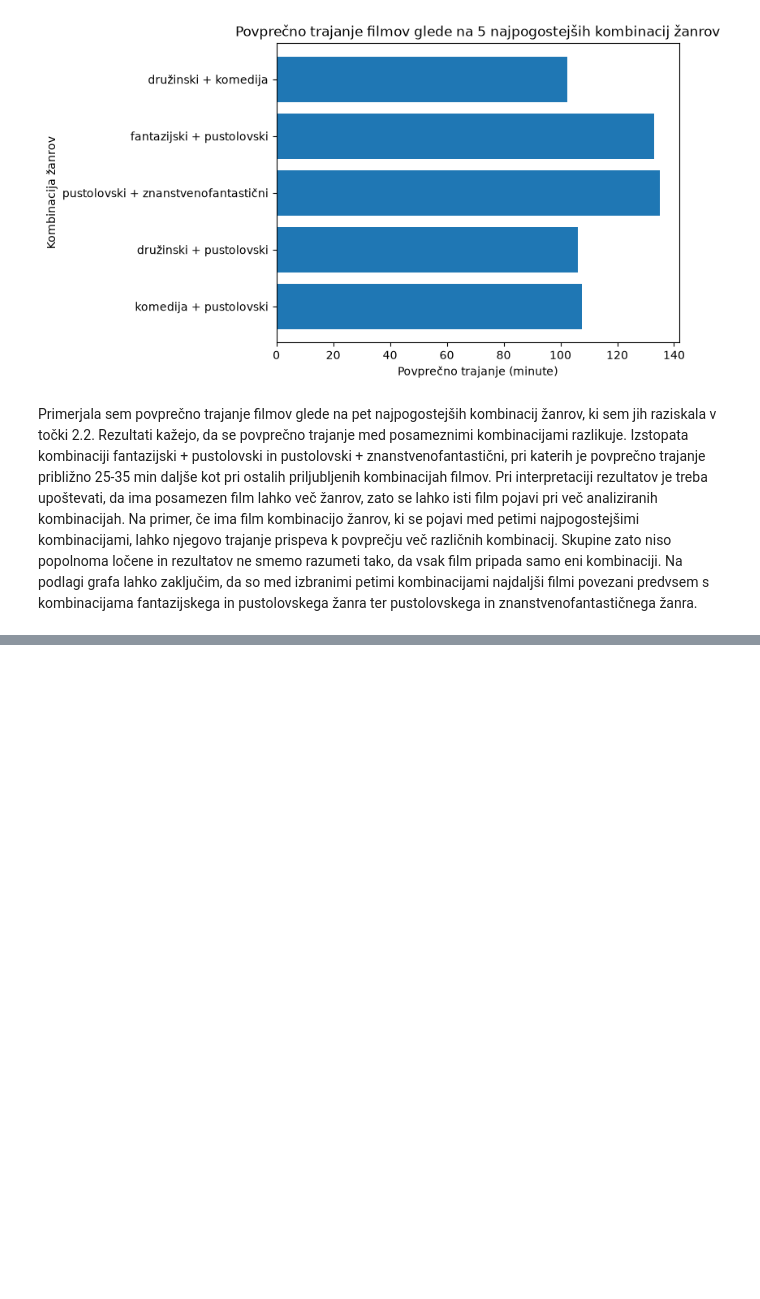
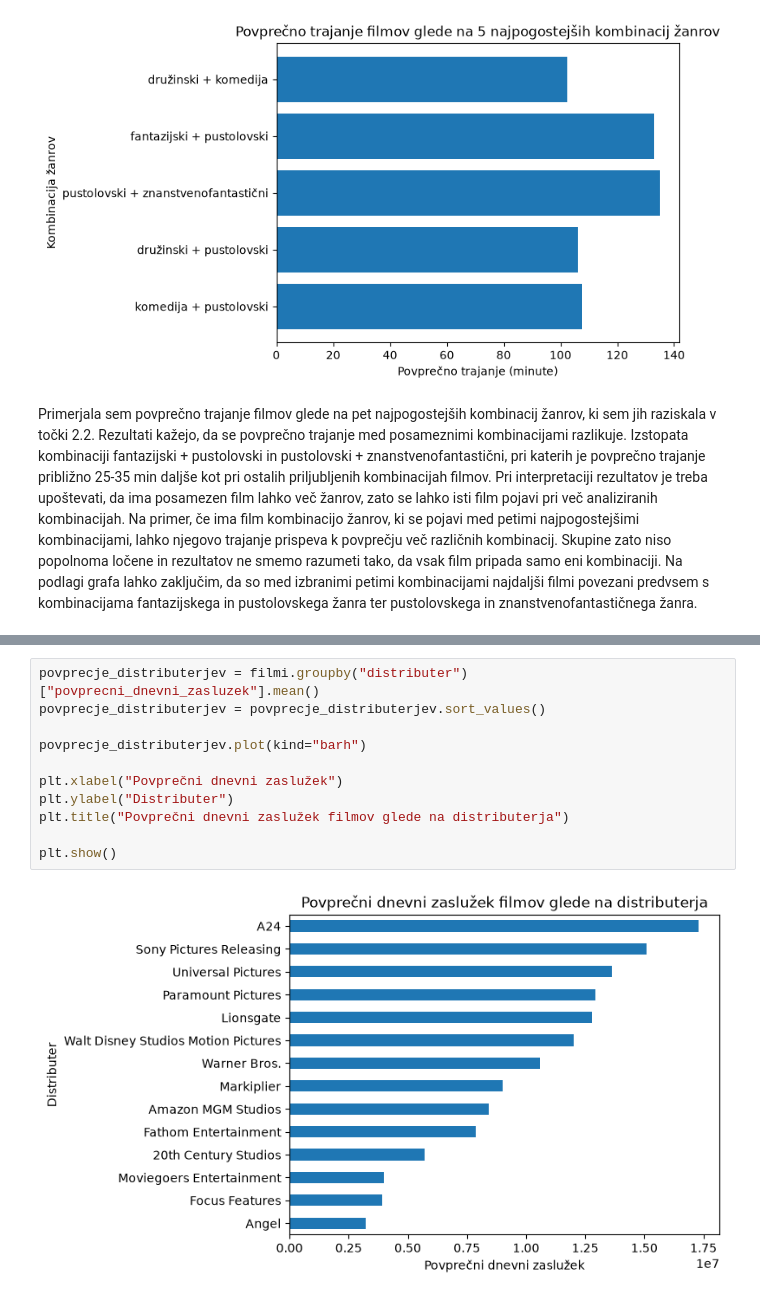
Before and after one commit to idakosmerl-web/projektna-naloga, a Jupyter notebook: analiza_podatkov.ipynb, the cells around one changed output, grey strips where cells are left out. Cells and saved outputs as stored; diff of their text form; blank space fills up the shorter version.

```diff
--- a/analiza_podatkov.ipynb
+++ b/analiza_podatkov.ipynb
@@ -165,0 +205,13 @@ Na podlagi grafa lahko zaključim, da so med izbranimi petimi kombinacijami najd
+# %%
+povprecje_distributerjev = filmi.groupby("distributer")["povprecni_dnevni_zasluzek"].mean()
+povprecje_distributerjev = povprecje_distributerjev.sort_values()
+
+povprecje_distributerjev.plot(kind="barh")
+
+plt.xlabel("Povprečni dnevni zaslužek")
+plt.ylabel("Distributer")
+plt.title("Povprečni dnevni zaslužek filmov glede na distributerja")
+
+plt.show()
+# %% [output]
+[figure, added]
```
Also changed, not shown: parts of 9 cells of this notebook.
